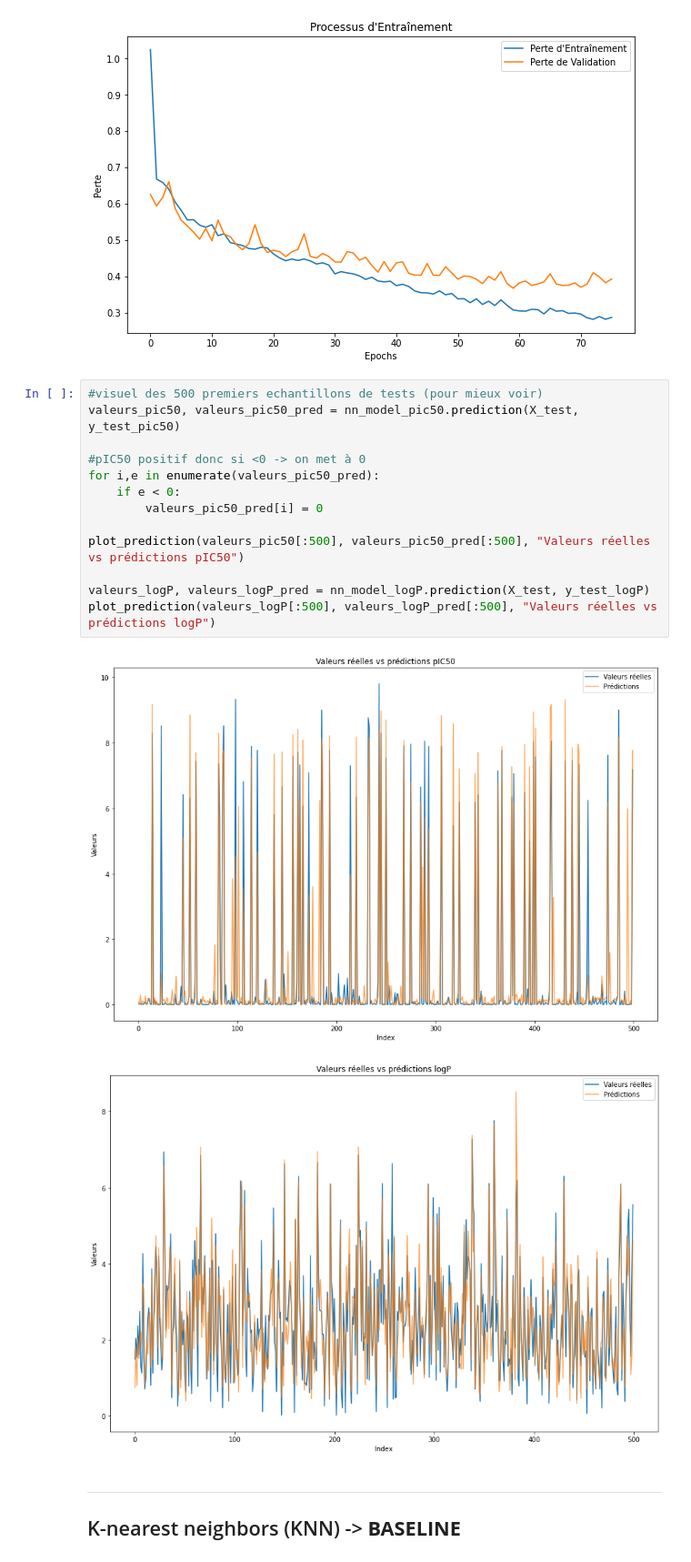
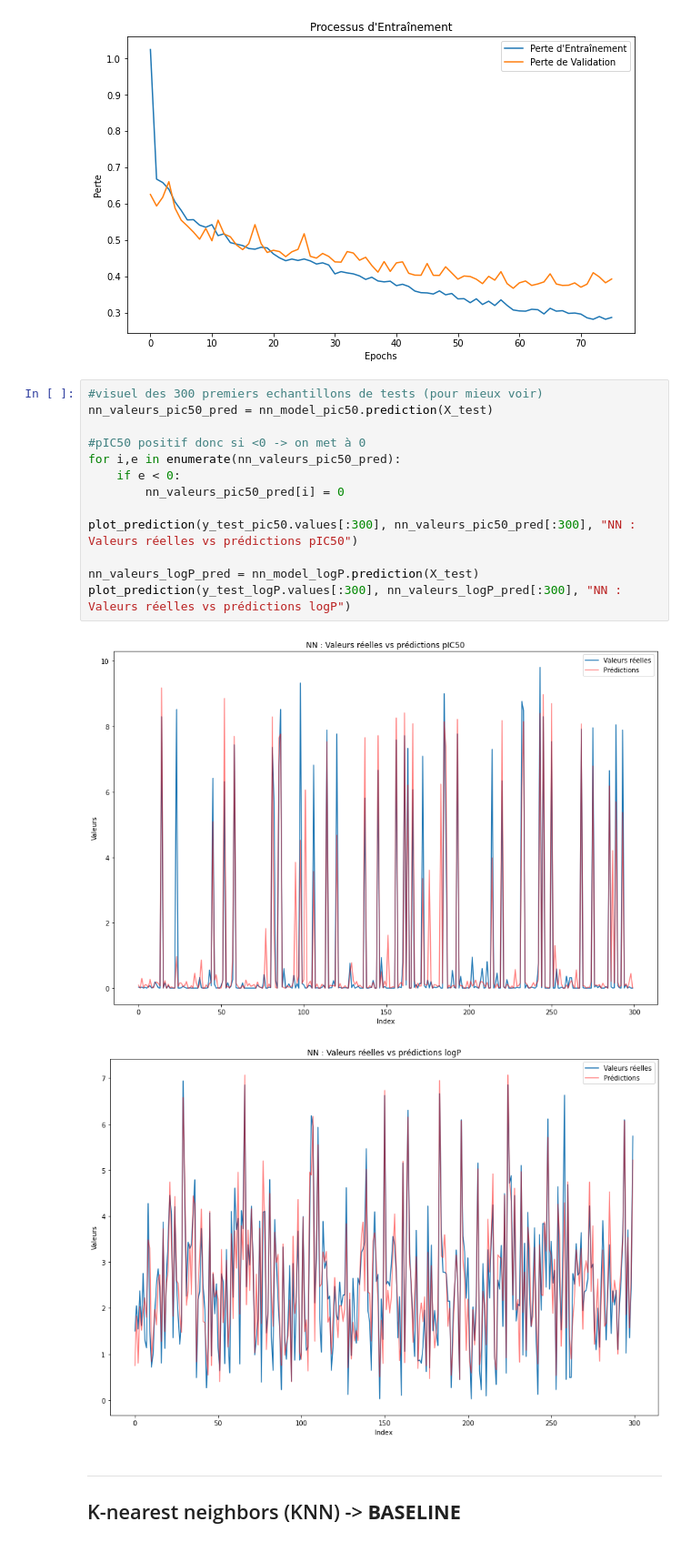
Before and after one commit to Nathan-Vanson/mpp, a Jupyter notebook: results.ipynb, the cells around one changed output. Shown at 91% size. Saved outputs shown, nothing was run; the diff lists cells and outputs as text.

Commit message:
pred vs real all

```diff
--- a/results.ipynb
+++ b/results.ipynb
@@ -217,21 +217,21 @@ Neural Network Model MAE for logP: 0.47355548888556187
 Neural Network Model MAPE for logP: 0.6107911764871407
 [figure]
 # %%
-#visuel des 500 premiers echantillons de tests (pour mieux voir)
-valeurs_pic50, valeurs_pic50_pred = nn_model_pic50.prediction(X_test, y_test_pic50)
+#visuel des 300 premiers echantillons de tests (pour mieux voir)
+nn_valeurs_pic50_pred = nn_model_pic50.prediction(X_test)
 
 #pIC50 positif donc si <0 -> on met à 0
-for i,e in enumerate(valeurs_pic50_pred):
+for i,e in enumerate(nn_valeurs_pic50_pred):
     if e < 0:
-        valeurs_pic50_pred[i] = 0
+        nn_valeurs_pic50_pred[i] = 0
 
-plot_prediction(valeurs_pic50[:500], valeurs_pic50_pred[:500], "Valeurs réelles vs prédictions pIC50")
+plot_prediction(y_test_pic50.values[:300], nn_valeurs_pic50_pred[:300], "NN : Valeurs réelles vs prédictions pIC50")
 
-valeurs_logP, valeurs_logP_pred = nn_model_logP.prediction(X_test, y_test_logP)
-plot_prediction(valeurs_logP[:500], valeurs_logP_pred[:500], "Valeurs réelles vs prédictions logP")
+nn_valeurs_logP_pred = nn_model_logP.prediction(X_test)
+plot_prediction(y_test_logP.values[:300], nn_valeurs_logP_pred[:300], "NN : Valeurs réelles vs prédictions logP")
 # %% [output]
-[figure, old version]
+[figure, new version]
-[figure, old version]
+[figure, new version]
 # %% [markdown]
 ---
 ## K-nearest neighbors (KNN) -> **BASELINE**
```
Also changed, not shown: parts of 9 cells of this notebook, 5 other files.
